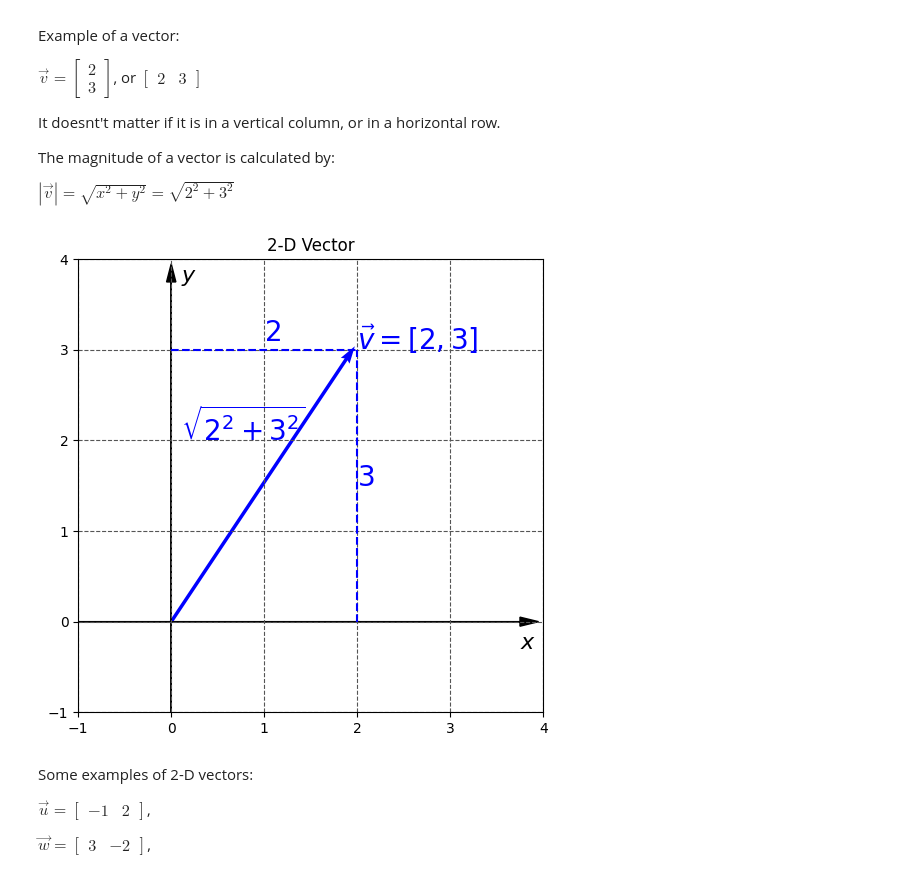
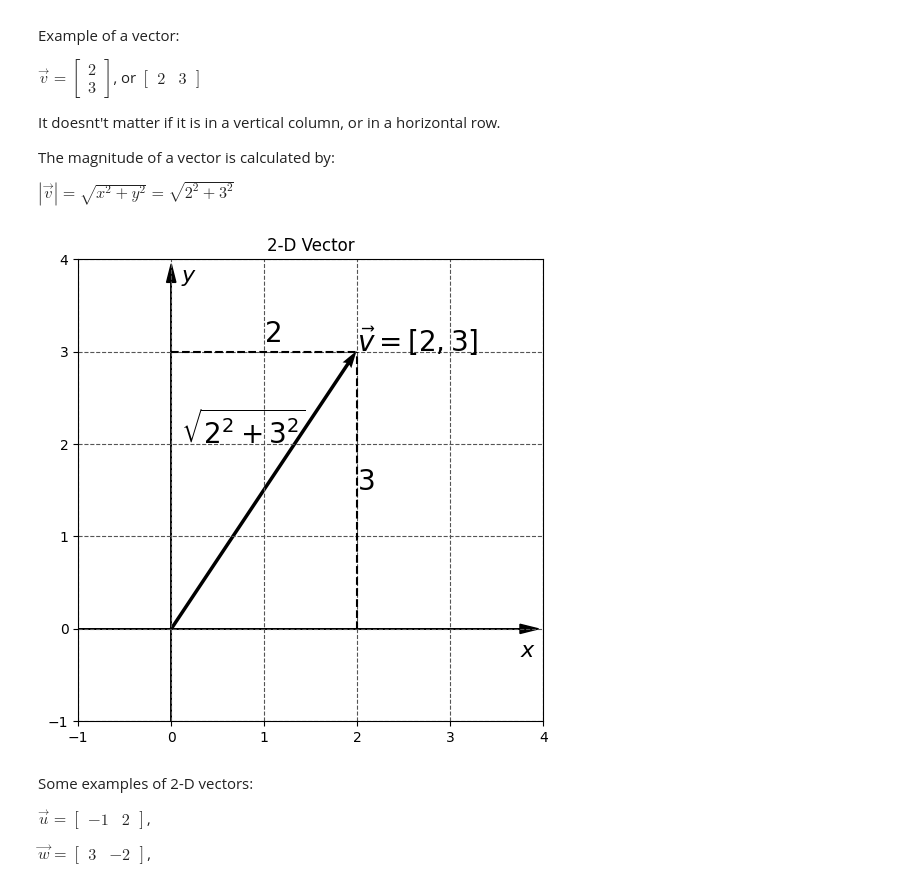
Before and after one commit to jchen8000/MLDLWithPython, a Jupyter notebook: 3_01_Linear_Algebra/Vectors.ipynb, the cells around one changed output. Saved outputs shown, nothing was run; the diff lists cells and outputs as text; code cells hidden in the pictures.

```diff
--- a/3_01_Linear_Algebra/Vectors.ipynb
+++ b/3_01_Linear_Algebra/Vectors.ipynb
@@ -26,33 +26,33 @@ $\left | \vec{v} \right | = \sqrt{x^2 + y^2} = \sqrt{2^2 + 3^2}$
 # %%
 v = np.array([2,3])
 origin = np.array([0, 0]) # origin point
 
 # Creating plot
 fig = plt.figure(figsize=(6,6))
 plt.title('2-D Vector')
-plt.quiver(*origin, *v, color='b', units='xy', scale=1)
-plt.text(*v, r'$\vec{v} = [2,3]$', fontsize=20, color='b')
+plt.quiver(*origin, *v, color='k', units='xy', scale=1)
+plt.text(*v, r'$\vec{v} = [2,3]$', fontsize=20, color='k')
 
 # x-lim and y-lim
 plt.xlim(-1, 4)
 plt.ylim(-1, 4)
 plt.arrow(-1, 0, 4.75, 0, head_width=0.1, head_length=0.2, fc='k', ec='k')
 plt.arrow(0, -1, 0, 4.75, head_width=0.1, head_length=0.2, fc='k', ec='k')
 plt.text(0.1, 3.75, r"$y$", fontsize=16)
 plt.text(3.75, -0.3, r'$x$', fontsize=16)
 
-plt.plot([2,v[0]],[0,v[1]], color='b',linestyle='dashed')
-plt.plot([0,v[0]],[3,v[1]], color='b',linestyle='dashed')
-plt.text(*v+[0,-1.5], r'$3$', fontsize=20, color='b')
-plt.text(*v+[-1,0.1], r'$2$', fontsize=20, color='b')
-plt.text(*v+[-1.9,-1], r'$\sqrt{2^2+3^2}$', fontsize=20, color='b')
+plt.plot([2,v[0]],[0,v[1]], color='k',linestyle='dashed')
+plt.plot([0,v[0]],[3,v[1]], color='k',linestyle='dashed')
+plt.text(*v+[0,-1.5], r'$3$', fontsize=20, color='k')
+plt.text(*v+[-1,0.1], r'$2$', fontsize=20, color='k')
+plt.text(*v+[-1.9,-1], r'$\sqrt{2^2+3^2}$', fontsize=20, color='k')
 
 # Show plot with grid
 plt.grid(which='major', color='#555555', linestyle='--')
 plt.savefig("vector_2d_plot2.svg", format="svg", dpi=300, bbox_inches='tight')
 plt.show()
 # %% [output]
-[figure, old version]
+[figure, new version]
 # %%
 # from google.colab import drive
 # drive.mount('/content/drive')
```
Also changed, not shown: parts of 8 cells of this notebook.
